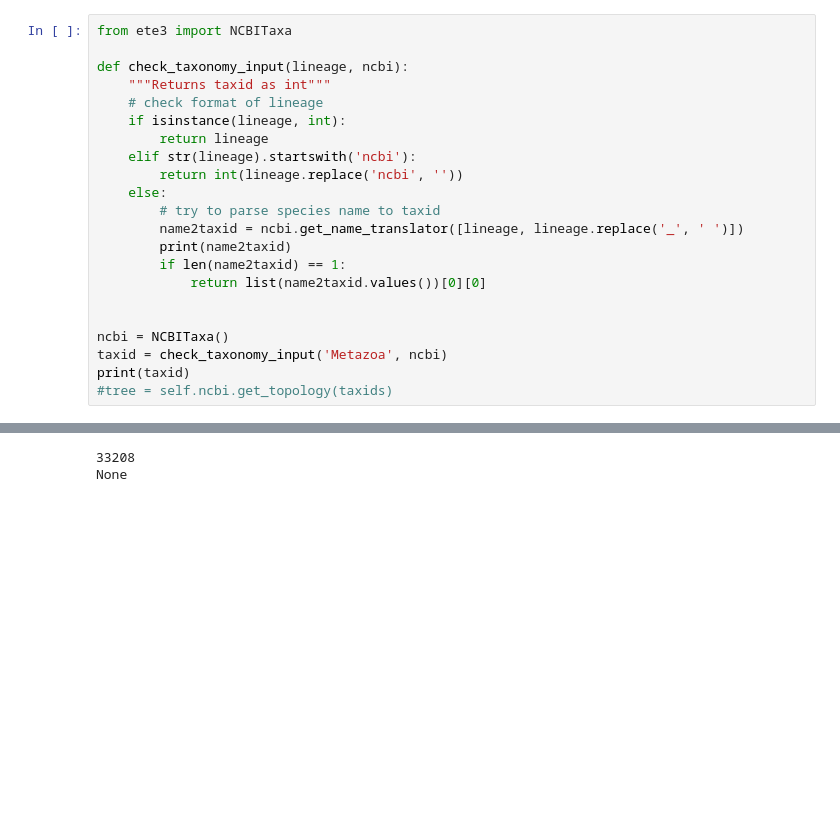
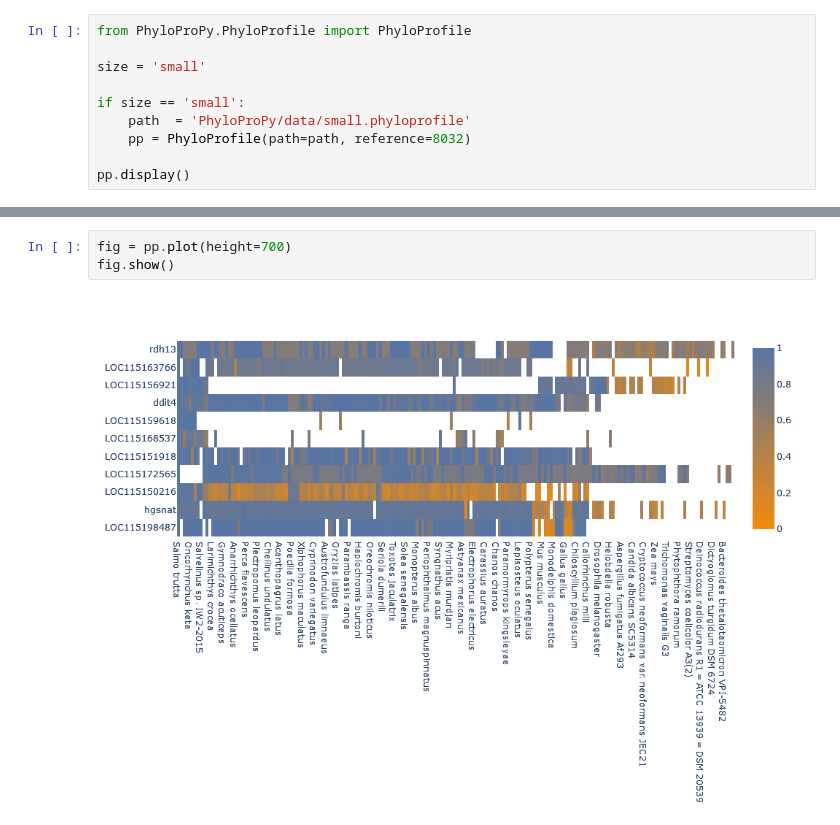
Before and after one commit to felixlangschied/PhyloProPy, a Jupyter notebook: testing.ipynb, the cells around one changed output, grey strips where cells are left out. Cells and saved outputs as stored; diff of their text form; blank space fills up the shorter version.

Commit message:
Added plot function

```diff
--- a/testing.ipynb
+++ b/testing.ipynb
@@ -1,23 +1,11 @@
 # %%
-from ete3 import NCBITaxa
+from PhyloProPy.PhyloProfile import PhyloProfile
 
-def check_taxonomy_input(lineage, ncbi):
-    """Returns taxid as int"""
-    # check format of lineage
-    if isinstance(lineage, int):
-        return lineage
-    elif str(lineage).startswith('ncbi'):
-        return int(lineage.replace('ncbi', ''))
-    else:
-        # try to parse species name to taxid
-        name2taxid = ncbi.get_name_translator([lineage, lineage.replace('_', ' ')])
-        print(name2taxid)
-        if len(name2taxid) == 1:
-            return list(name2taxid.values())[0][0]
+size = 'small'
 
+if size == 'small':
+    path  = 'PhyloProPy/data/small.phyloprofile'
+    pp = PhyloProfile(path=path, reference=8032)
 
-ncbi = NCBITaxa()
-taxid = check_taxonomy_input('Metazoa', ncbi)
-print(taxid)
-#tree = self.ncbi.get_topology(taxids)
+pp.display()
 # %% [output]
@@ -26,4 +29,5 @@ print(taxid)
 # %%
+fig = pp.plot(height=700)
+fig.show()
 # %% [output]
-33208
-None
+[figure, added]
```
Also changed, not shown: parts of 2 cells of this notebook, 8 other files.
